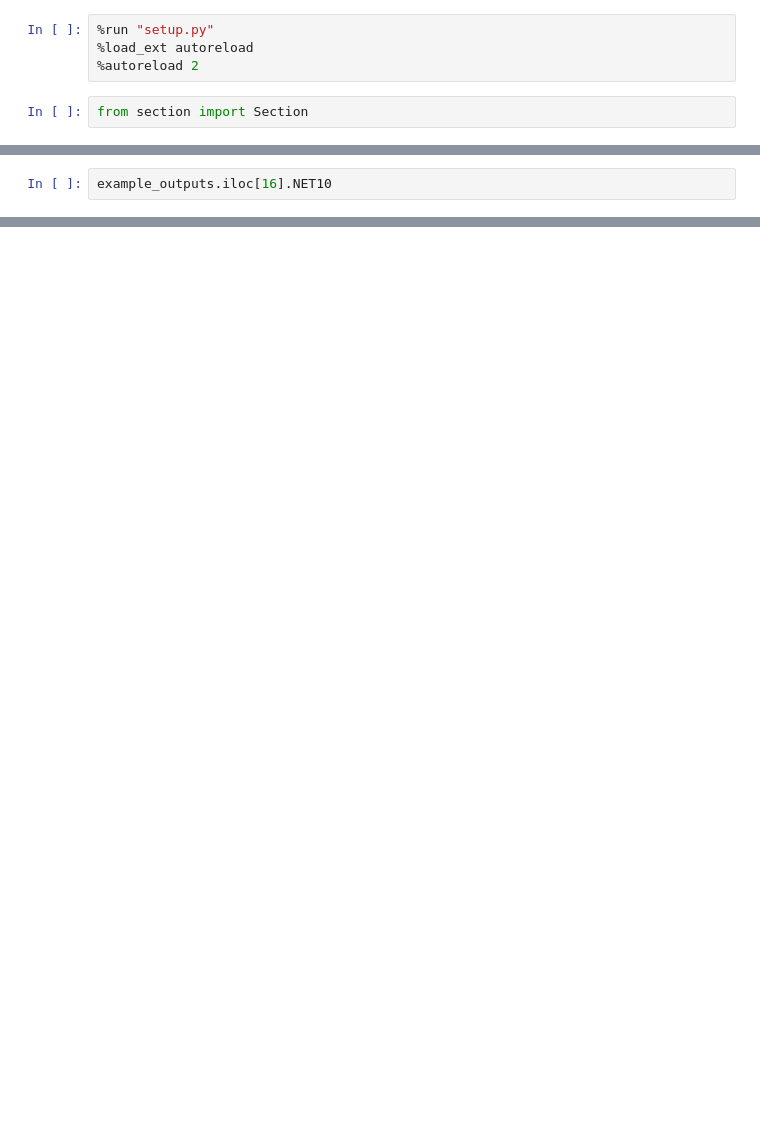
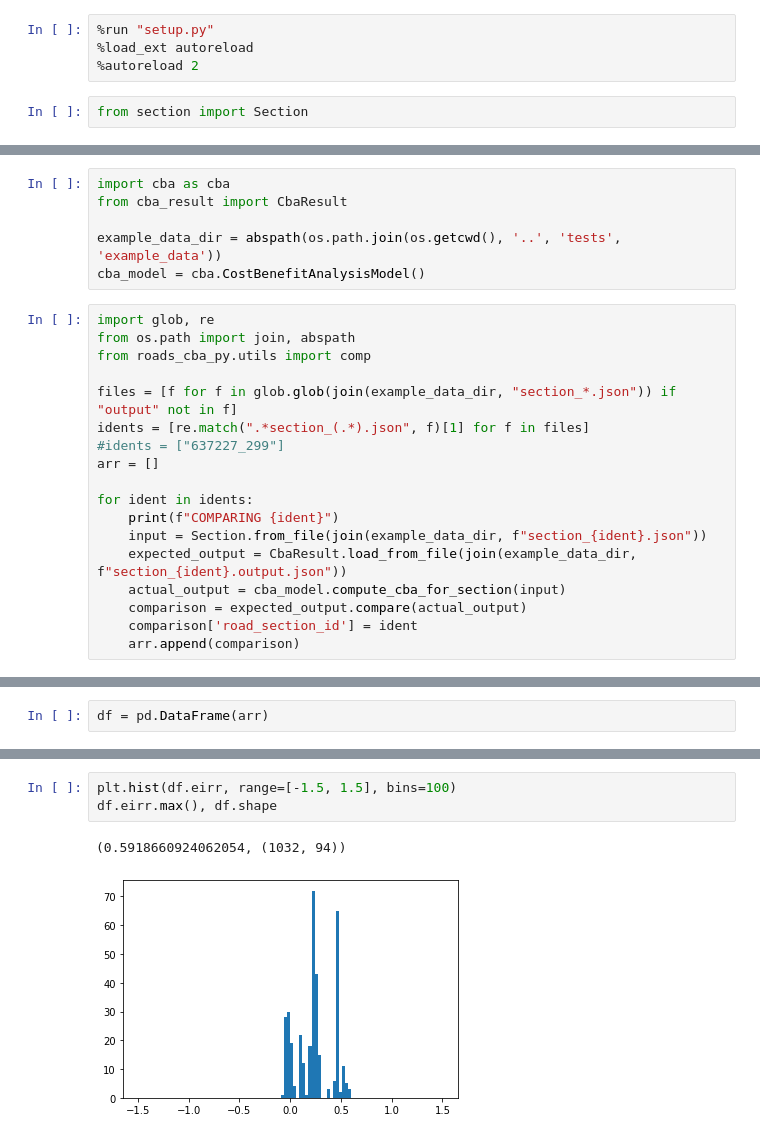
Before and after one commit to vnopenroads/roads-cba-py, a Jupyter notebook: notebooks/ExtractTestData.ipynb, the cells around one changed output, grey strips where cells are left out. Cells and saved outputs as stored; diff of their text form; blank space fills up the shorter version.

Commit message:
finally getting all data to match up

```diff
--- a/notebooks/ExtractTestData.ipynb
+++ b/notebooks/ExtractTestData.ipynb
@@ -150,2 +139,24 @@ example_inputs.query('RoadSectionID == "615073_305"')
 # %%
-example_outputs.iloc[16].NET10
+import cba as cba
+from cba_result import CbaResult
+
+example_data_dir = abspath(os.path.join(os.getcwd(), '..', 'tests', 'example_data'))
+cba_model = cba.CostBenefitAnalysisModel()
+# %%
+import glob, re
+from os.path import join, abspath
+from roads_cba_py.utils import comp
+
+files = [f for f in glob.glob(join(example_data_dir, "section_*.json")) if "output" not in f]
+idents = [re.match(".*section_(.*).json", f)[1] for f in files]
+#idents = ["637227_299"]
+arr = []
+
+for ident in idents:
+    print(f"COMPARING {ident}")
+    input = Section.from_file(join(example_data_dir, f"section_{ident}.json"))
+    expected_output = CbaResult.load_from_file(join(example_data_dir, f"section_{ident}.output.json"))
+    actual_output = cba_model.compute_cba_for_section(input)
+    comparison = expected_output.compare(actual_output)
+    comparison['road_section_id'] = ident
+    arr.append(comparison)
@@ -151,0 +184,2 @@ example_outputs.iloc[16].NET10
+# %%
+df = pd.DataFrame(arr)
@@ -151,0 +201,6 @@ example_outputs.iloc[16].NET10
+# %%
+plt.hist(df.eirr, range=[-1.5, 1.5], bins=100)
+df.eirr.max(), df.shape
+# %% [output]
+(0.5918660924062054, (1032, 94))
+[figure, added]
```
Also changed, not shown: parts of 8 cells of this notebook, 15 other files.
